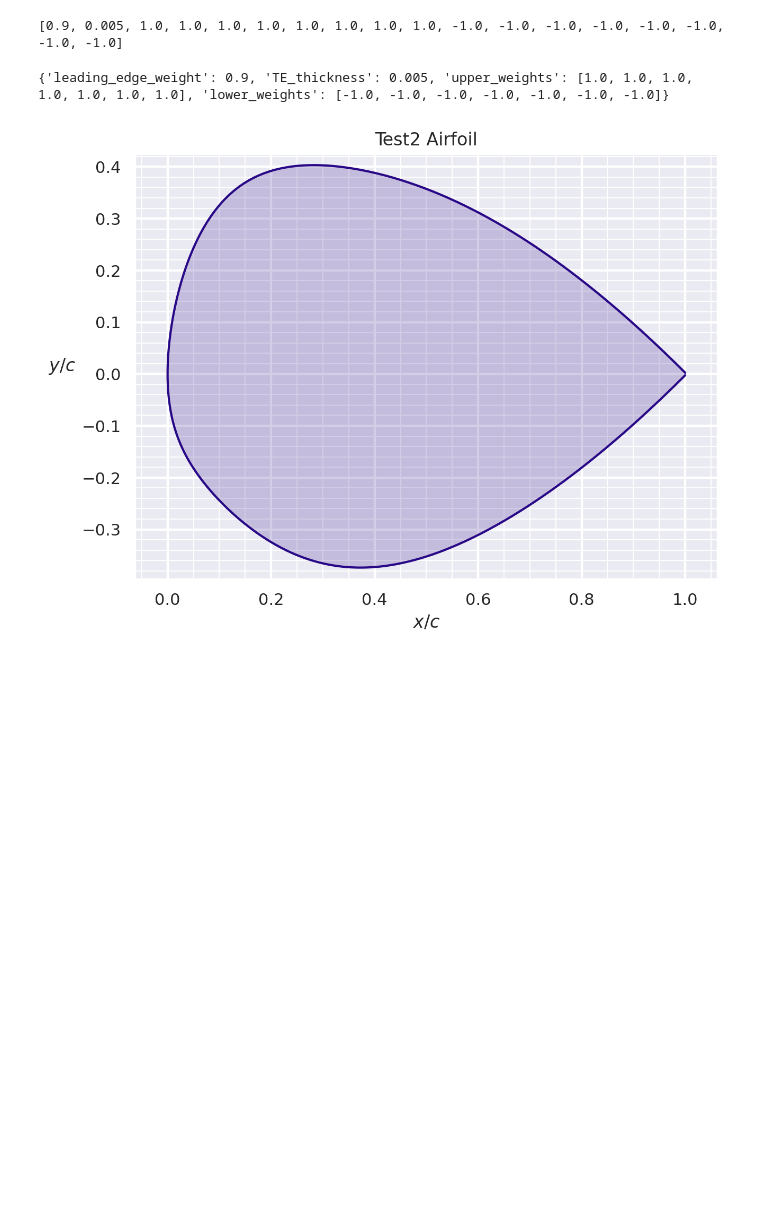
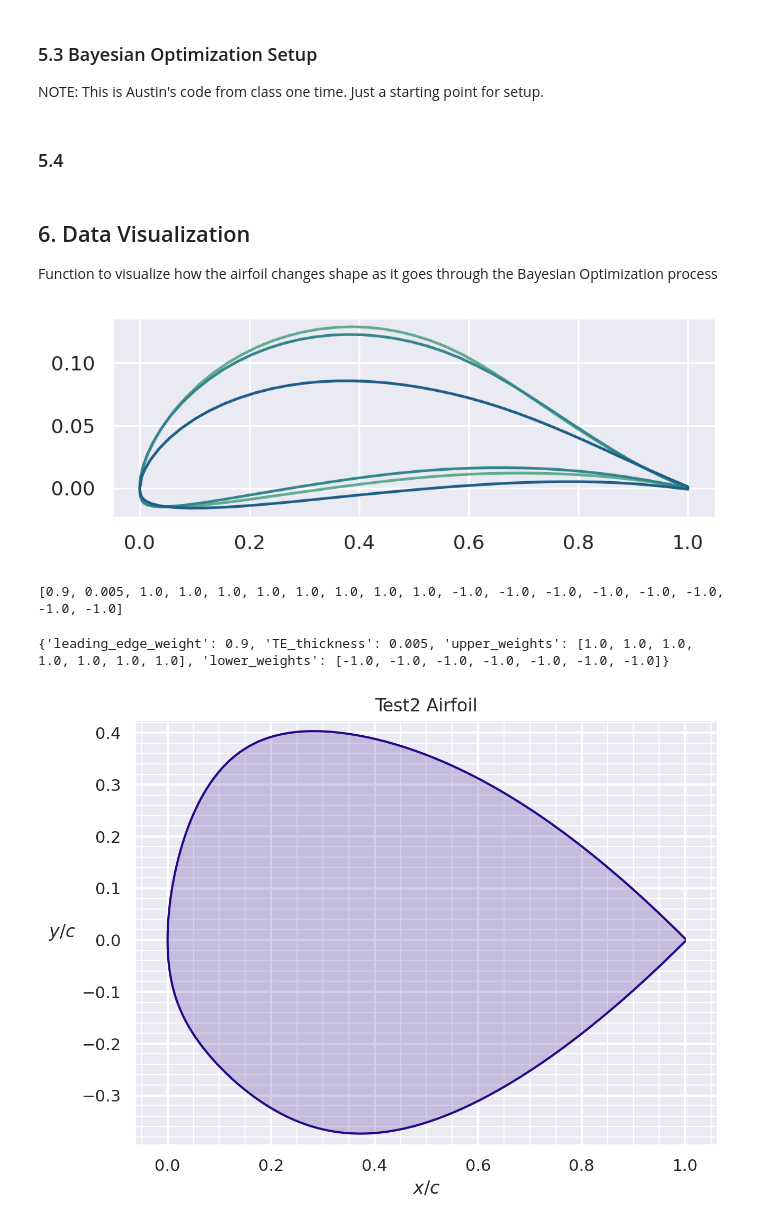
Before and after one commit to invinhtory/WattsNext, a Jupyter notebook: Watts_Next.ipynb, the cells around one changed output. Cells and saved outputs as stored; diff of their text form; code cells hidden in the pictures; blank space fills up the shorter version.

```diff
--- a/Watts_Next.ipynb
+++ b/Watts_Next.ipynb
@@ -92,0 +144,4 @@ def make_foil(kf, name):
+# %% [markdown]
+### 5.3 Bayesian Optimization Setup
+
+NOTE: This is Austin's code from class one time. Just a starting point for setup.
@@ -93,3 +188,34 @@ def make_foil(kf, name):
+# %% [markdown]
+### 5.4
+# %% [markdown]
+## 6. Data Visualization
+Function to visualize how the airfoil changes shape as it goes through the Bayesian Optimization process
+# %%
+# will plot the number of foils based on a list of Nx2 arrays
+def plot_optimization(list_array, num_foils):
+    color_palette = sns.color_palette("crest", num_foils + 1)
+    fig, ax = plt.subplots(figsize=(6, 2))
+    count_array = len(list_array)
+    step_size = int(np.floor(count_array/(num_foils - 1)))
+    j = 0
+    ax.plot(list_array[0][:,0], list_array[0][:,1], color = color_palette[j])
+    # ax.plot(list_array[0][:,0], list_array[0][:,1])
+    for i in range(1, count_array - 1, step_size):
+        j += 1
+        ax.plot(list_array[i][:,0], list_array[i][:,1], color = color_palette[j])
+        # ax.plot(list_array[i][:,0], list_array[i][:,1])
+    ax.plot(list_array[-1][:,0], list_array[-1][:,1], color = color_palette[j+1])
+    # ax.plot(list_array[-1][:,0], list_array[-1][:,1])
+# %%
+test1 = asb.Airfoil("dae11")
+test2 = asb.Airfoil("dae21")
+test3 = asb.Airfoil("dae31")
+test4 = asb.Airfoil("dae51")
+list_array = [test1.coordinates, test2.coordinates, test3.coordinates, test4.coordinates]
+
+plot_optimization(list_array, 2)
+# %% [output]
+[figure, added]
 # %%
 bo_test = kulfan_to_bo(test.kulfan_parameters)
 
```
Also changed, not shown: parts of 21 cells of this notebook.
